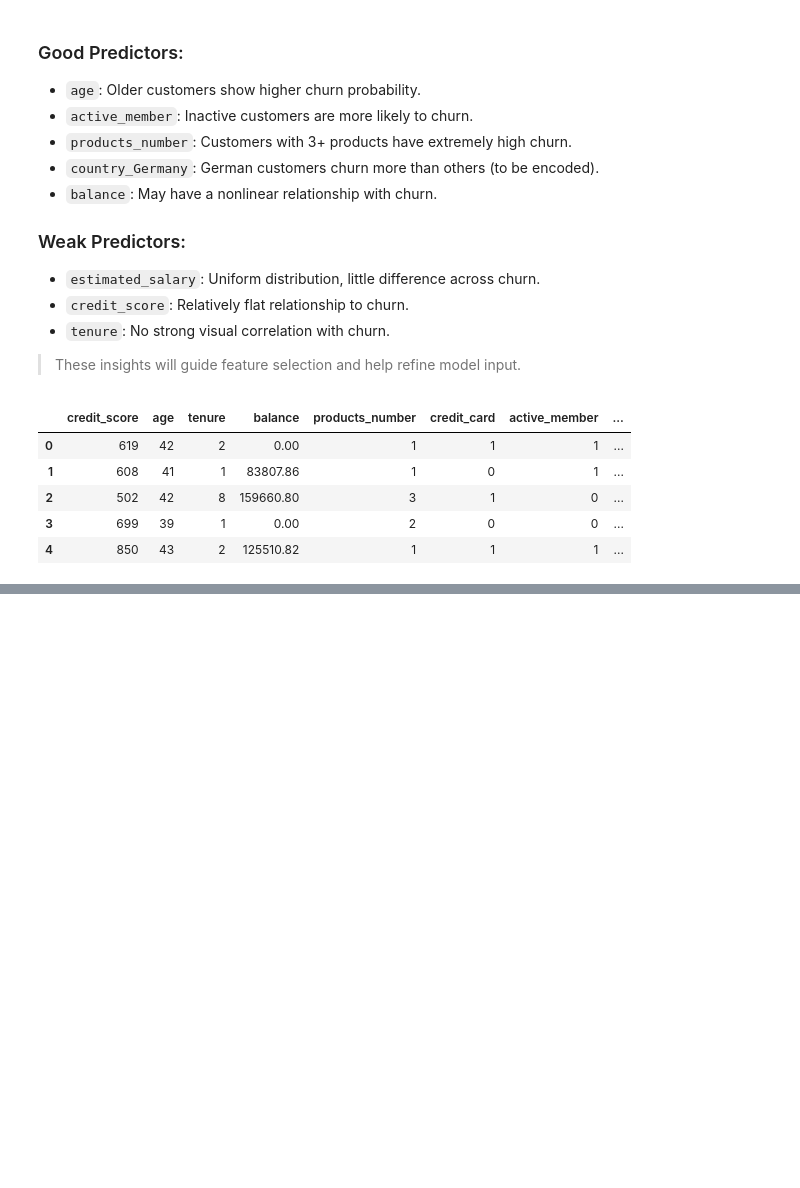
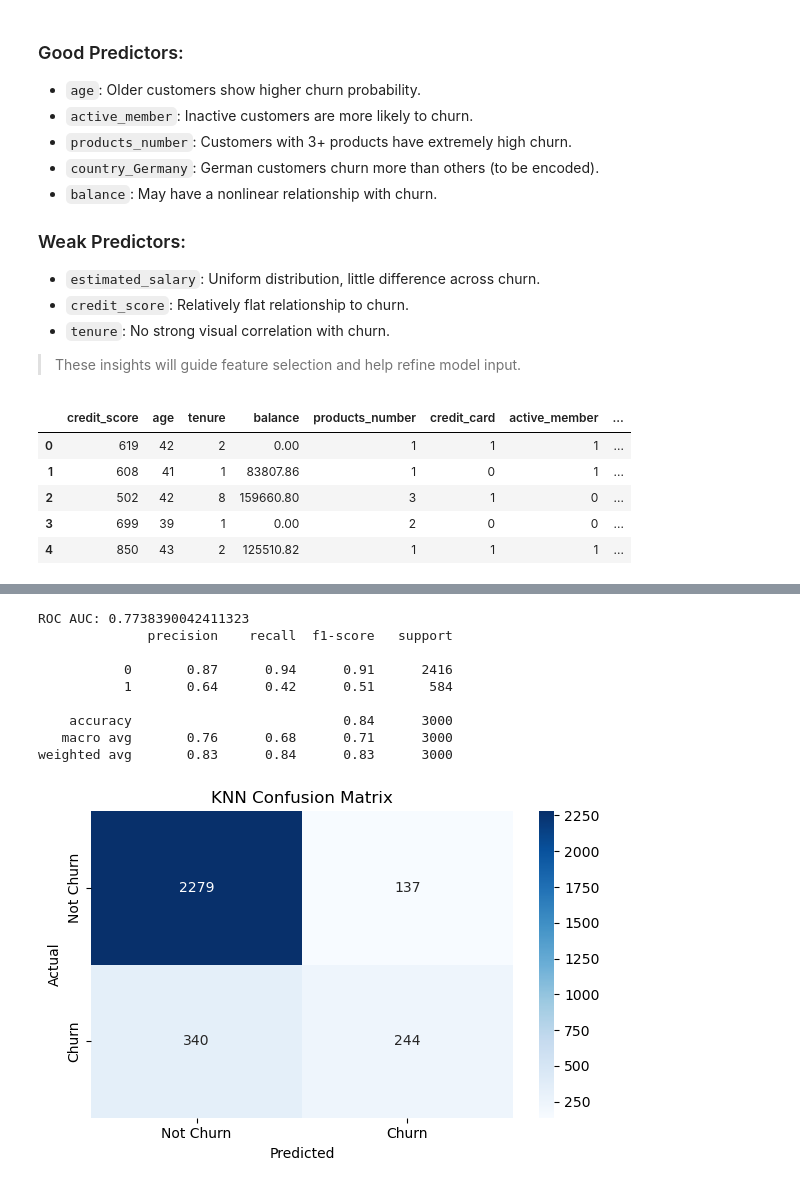
Before and after one commit to YangChen-analyst/bank-customer-churn-prediction, a Jupyter notebook: notebooks/Bank Customer Churn Prediction.ipynb, the cells around one changed output, grey strips where cells are left out. Cells and saved outputs as stored; diff of their text form; code cells hidden in the pictures; blank space fills up the shorter version.

```diff
--- a/notebooks/Bank Customer Churn Prediction.ipynb
+++ b/notebooks/Bank Customer Churn Prediction.ipynb
@@ -269,0 +464,44 @@ X_train, X_test, y_train, y_test = train_test_split(X, y, test_size=0.3, random_
+# %%
+from sklearn.preprocessing import StandardScaler
+from sklearn.neighbors import KNeighborsClassifier
+from sklearn.metrics import classification_report, confusion_matrix, roc_auc_score
+import matplotlib.pyplot as plt
+import seaborn as sns
+
+# Step 1: Feature scaling
+scaler = StandardScaler()
+X_train_scaled = scaler.fit_transform(X_train)
+X_test_scaled = scaler.transform(X_test)
+
+# Step 2: Train KNN
+knn = KNeighborsClassifier(n_neighbors=5)
+knn.fit(X_train_scaled, y_train)
+
+# Step 3: Predict
+y_pred_knn = knn.predict(X_test_scaled)
+y_prob_knn = knn.predict_proba(X_test_scaled)[:, 1]
+
+# Step 4: Evaluation
+print("ROC AUC:", roc_auc_score(y_test, y_prob_knn))
+print(classification_report(y_test, y_pred_knn))
+
+# Step 5: Confusion Matrix
+cm = confusion_matrix(y_test, y_pred_knn)
+plt.figure(figsize=(6, 4))
+sns.heatmap(cm, annot=True, fmt='d', cmap='Blues', xticklabels=["Not Churn", "Churn"], yticklabels=["Not Churn", "Churn"])
+plt.title("KNN Confusion Matrix")
+plt.ylabel("Actual")
+plt.xlabel("Predicted")
+plt.tight_layout()
+plt.show()
+# %% [output]
+ROC AUC: 0.7738390042411323
+              precision    recall  f1-score   support
+
+           0       0.87      0.94      0.91      2416
+           1       0.64      0.42      0.51       584
+
+    accuracy                           0.84      3000
+   macro avg       0.76      0.68      0.71      3000
+weighted avg       0.83      0.84      0.83      3000
+[figure, added]
```
Also changed, not shown: parts of 20 cells of this notebook, 6 other files.
